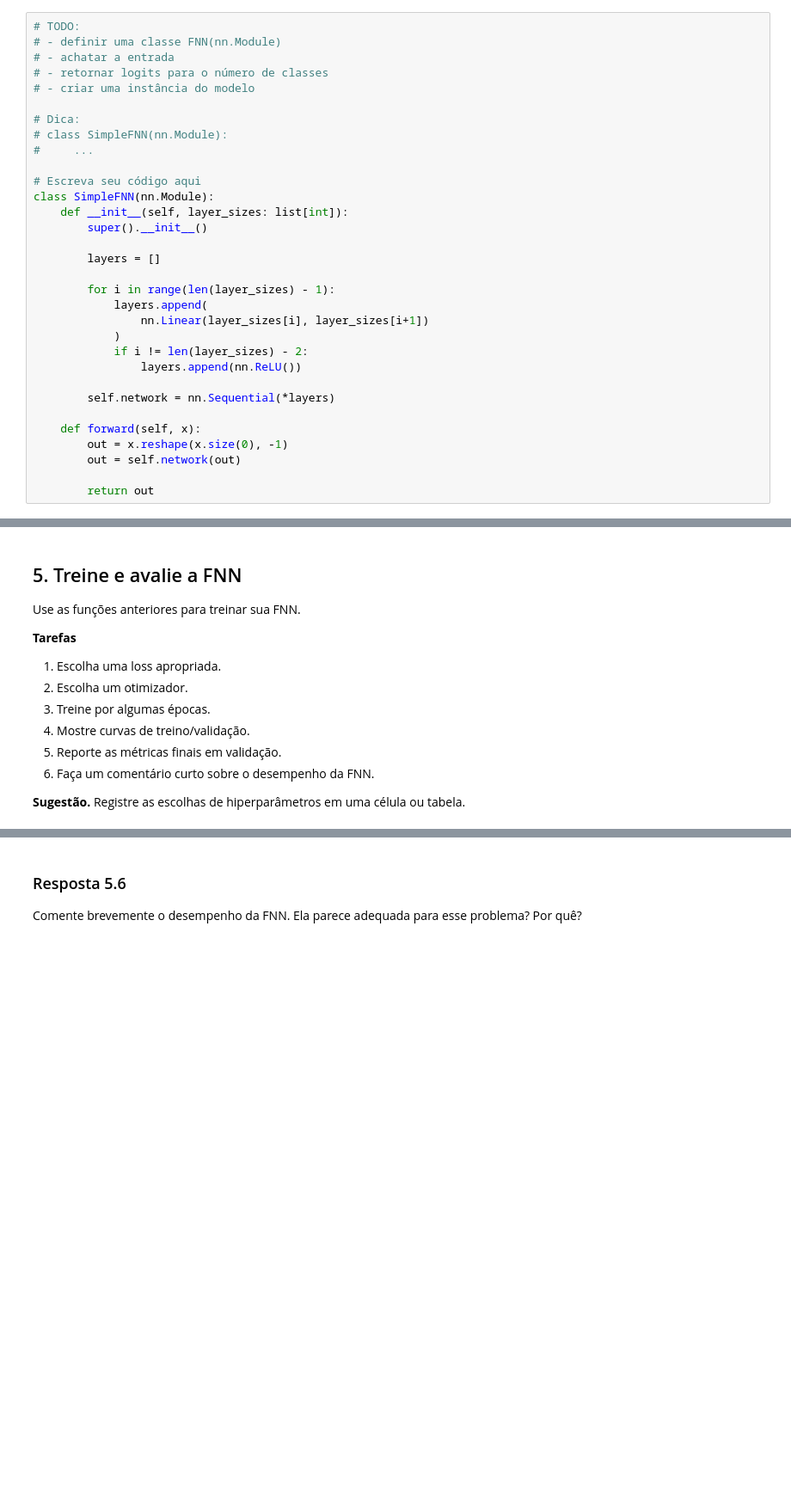
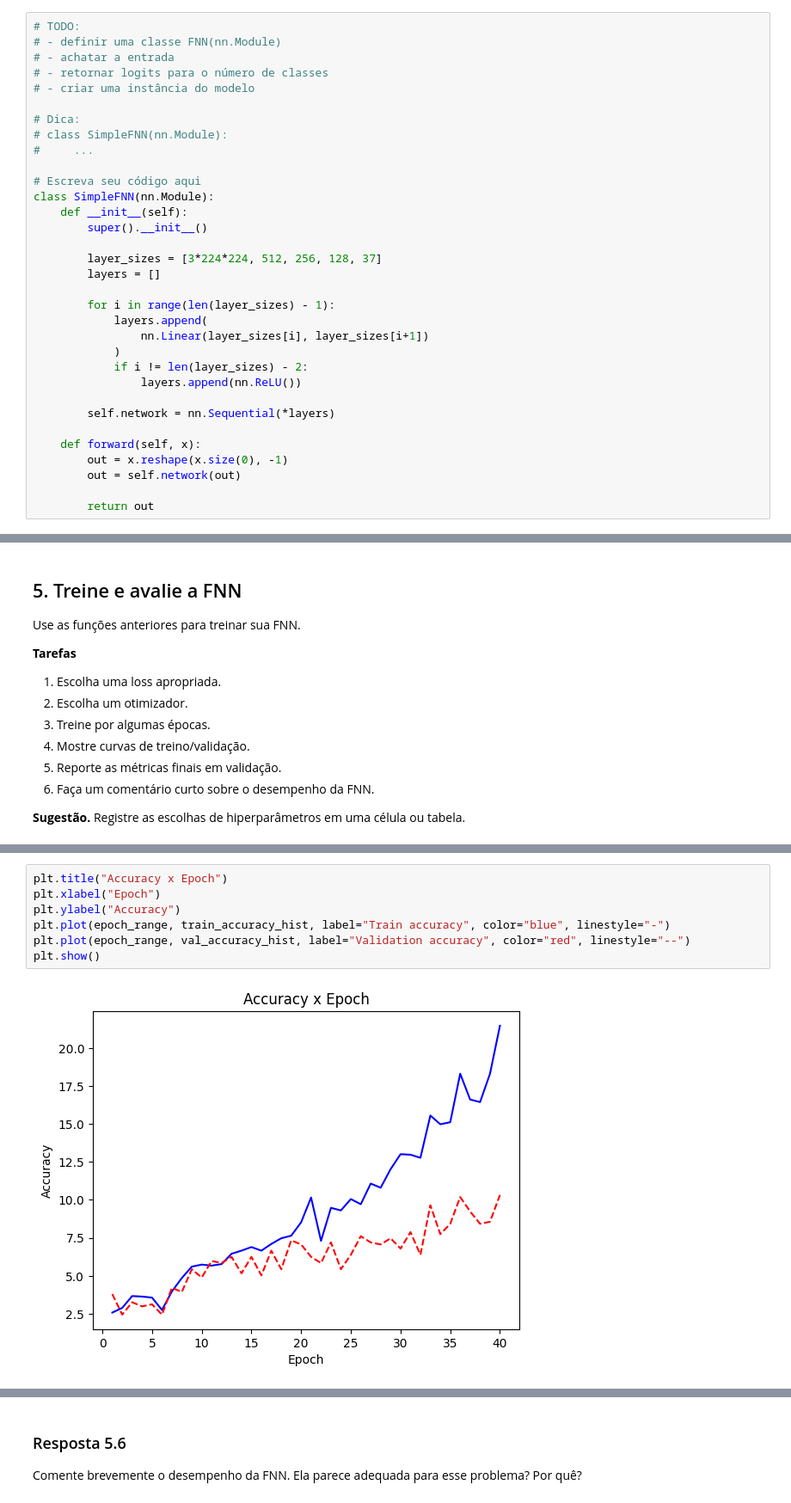
Before and after one commit to tainadrumond/impatech, a Jupyter notebook: aprendizado_de_maquina2/trabalho1/classificacao_com_cnn.ipynb, the cells around one changed output, grey strips where cells are left out. Shown at 86% size. Saved outputs shown, nothing was run; the diff lists cells and outputs as text; blank space fills up the shorter version.

```diff
--- a/aprendizado_de_maquina2/trabalho1/classificacao_com_cnn.ipynb
+++ b/aprendizado_de_maquina2/trabalho1/classificacao_com_cnn.ipynb
@@ -259,9 +278,10 @@ Este modelo serve como baseline simples. Não é esperado que funcione bem.
 
 # Escreva seu código aqui
 class SimpleFNN(nn.Module):
-    def __init__(self, layer_sizes: list[int]):
+    def __init__(self):
         super().__init__()
 
+        layer_sizes = [3*224*224, 512, 256, 128, 37]
         layers = []
 
         for i in range(len(layer_sizes) - 1):
@@ -437,0 +477,9 @@ torch.cuda.empty_cache()
+# %%
+plt.title("Accuracy x Epoch")
+plt.xlabel("Epoch")
+plt.ylabel("Accuracy")
+plt.plot(epoch_range, train_accuracy_hist, label="Train accuracy", color="blue", linestyle="-")
+plt.plot(epoch_range, val_accuracy_hist, label="Validation accuracy", color="red", linestyle="--")
+plt.show()
+# %% [output]
+[figure, added]
```
Also changed, not shown: parts of 31 cells of this notebook.
